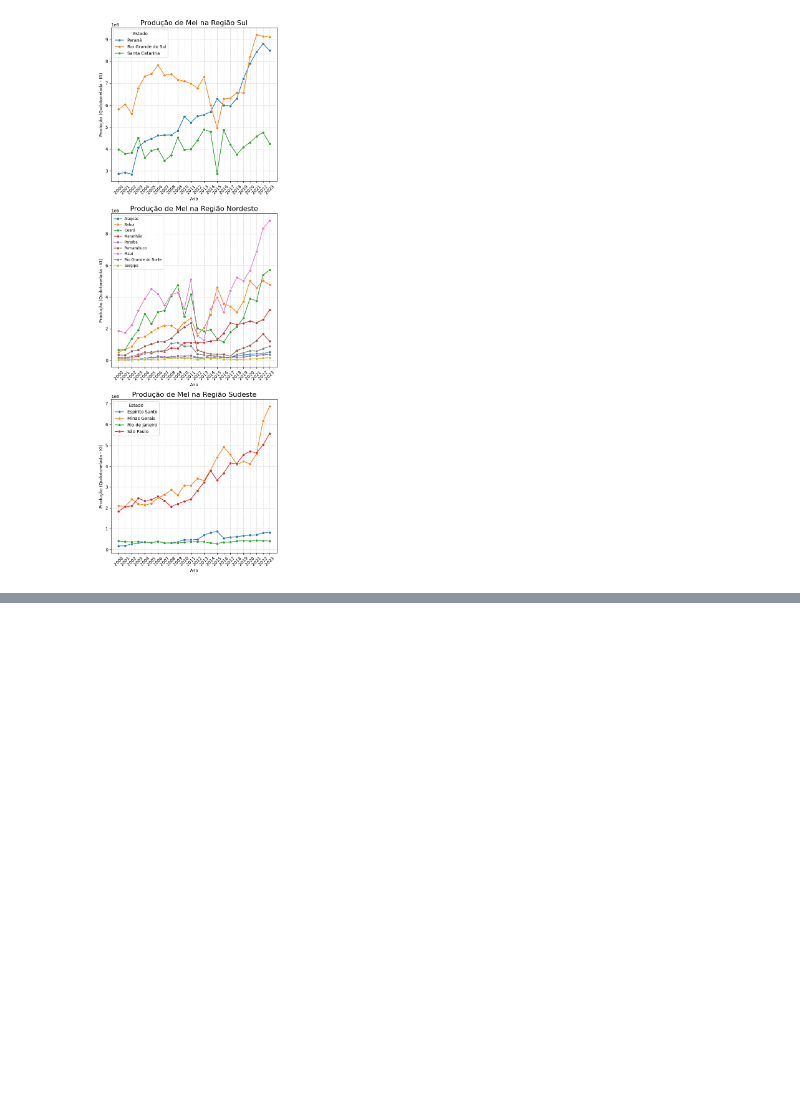
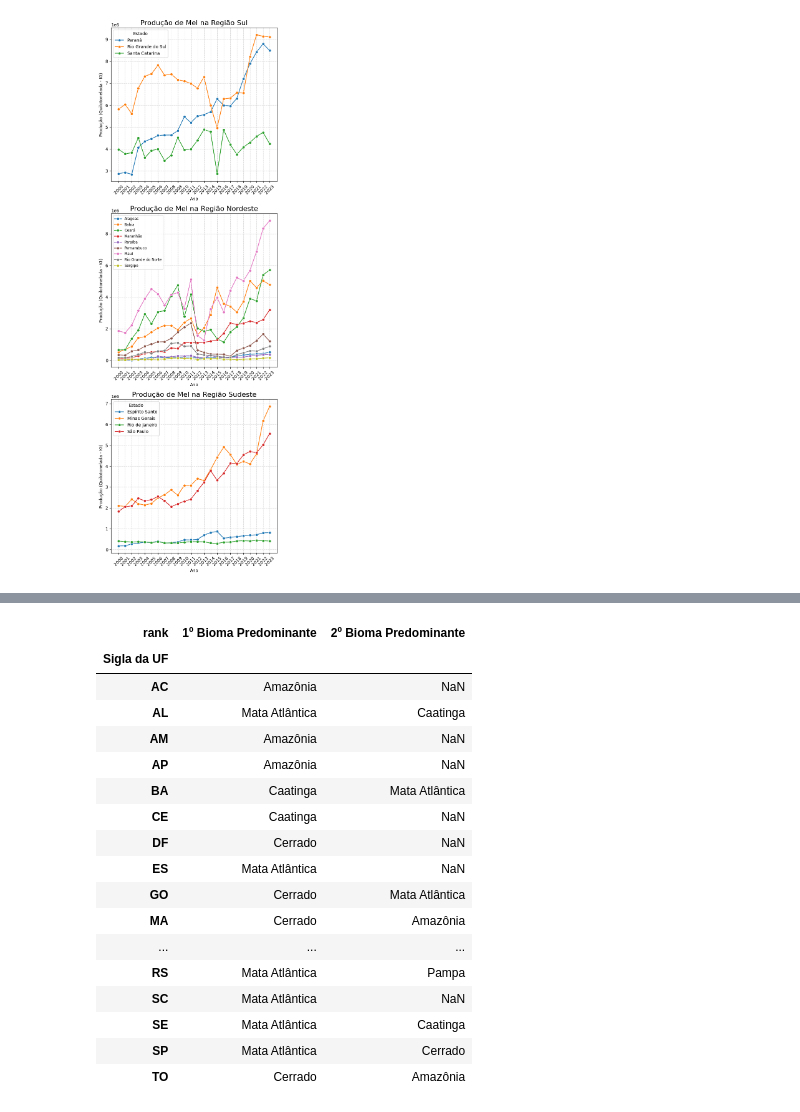
Before and after one commit to Gabriel-J-code/ad-projeto-bees-caatinga, a Jupyter notebook: relatorio.ipynb, the cells around one changed output, grey strips where cells are left out. Saved outputs shown, nothing was run; the diff lists cells and outputs as text; code cells hidden in the pictures; blank space fills up the shorter version.

```diff
--- a/relatorio.ipynb
+++ b/relatorio.ipynb
@@ -817,0 +836,36 @@ A análise detalhada por estado confirma que a produção de mel é muito mais *
+# %%
+contagem_biomas = biomas.groupby(['Sigla da UF', 'Bioma predominante']).size().reset_index(name='Num de Municipios')
+
+contagem_biomas = contagem_biomas.sort_values(by=['Sigla da UF', 'Num de Municipios'], ascending=[True, False])
+
+top2_biomas_por_estado = contagem_biomas.groupby('Sigla da UF').head(2).reset_index(drop=True)
+
+top2_biomas_por_estado['rank'] = top2_biomas_por_estado.groupby('Sigla da UF')['Num de Municipios'].rank(ascending=False, method='first')
+
+tabela_final = top2_biomas_por_estado.pivot_table(
+    index='Sigla da UF',
+    columns='rank',
+    values='Bioma predominante',
+    aggfunc='first'
+).rename(columns={1.0: '1º Bioma Predominante', 2.0: '2º Bioma Predominante'})
+
+tabela_final
+# %% [output]
+| rank | 1º Bioma Predominante | 2º Bioma Predominante |
+| Sigla da UF |  |  |
+| AC | Amazônia | NaN |
+| AL | Mata Atlântica | Caatinga |
+| AM | Amazônia | NaN |
+| AP | Amazônia | NaN |
+| BA | Caatinga | Mata Atlântica |
+| CE | Caatinga | NaN |
+| DF | Cerrado | NaN |
+| ES | Mata Atlântica | NaN |
+| GO | Cerrado | Mata Atlântica |
+| MA | Cerrado | Amazônia |
+| ... | ... | ... |
+| RS | Mata Atlântica | Pampa |
+| SC | Mata Atlântica | NaN |
+| SE | Mata Atlântica | Caatinga |
+| SP | Mata Atlântica | Cerrado |
+| TO | Cerrado | Amazônia |
```
Also changed, not shown: parts of 7 cells of this notebook.
